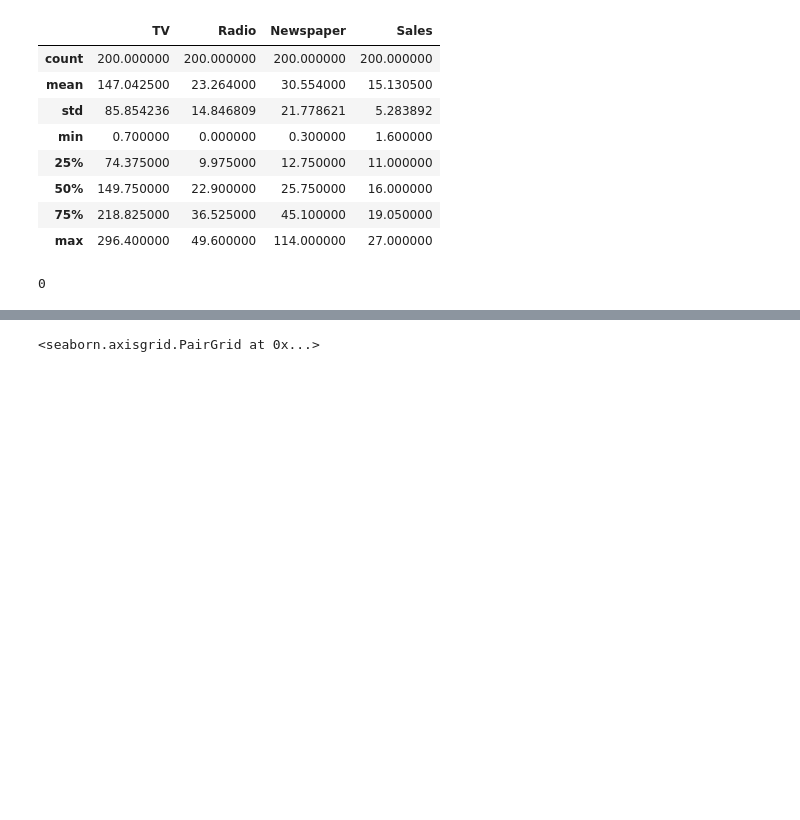
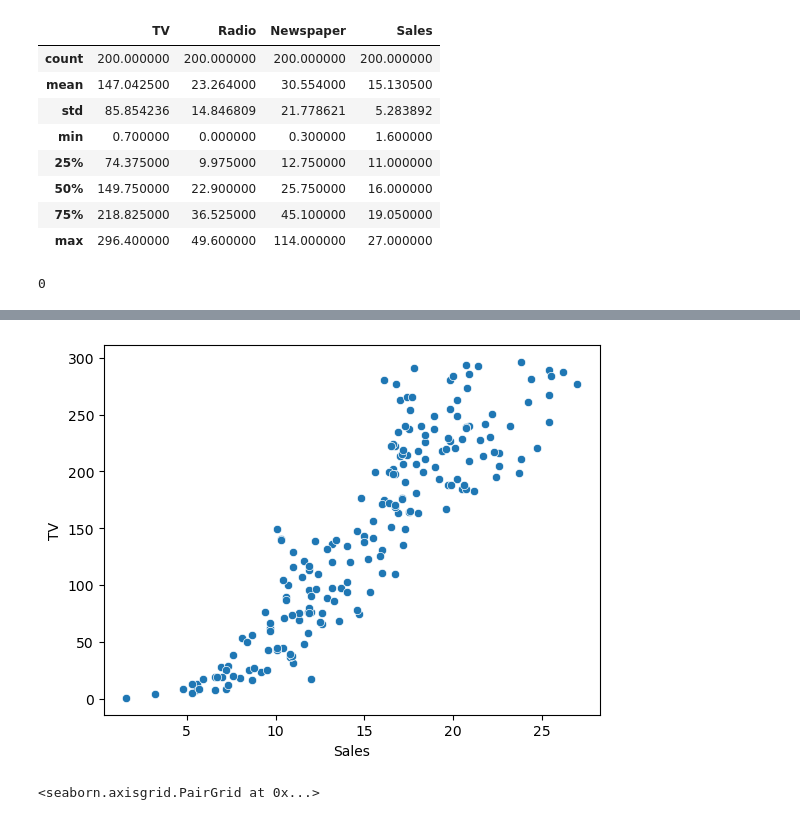
Before and after one commit to Khadibia/Linear-Regression-Models, a Jupyter notebook: Linear Regression.ipynb, the cells around one changed output, grey strips where cells are left out. Cells and saved outputs as stored; diff of their text form; code cells hidden in the pictures; blank space fills up the shorter version.

```diff
--- a/Linear Regression.ipynb
+++ b/Linear Regression.ipynb
@@ -47,3 +62,8 @@ df.duplicated().sum()
+# %%
+sns.scatterplot(data=df, x='Sales', y='TV')
+plt.show()
+# %% [output]
+[figure, added]
 # %%
 sns.pairplot(df)
 # %% [output]
```
Also changed, not shown: parts of 12 cells of this notebook.
